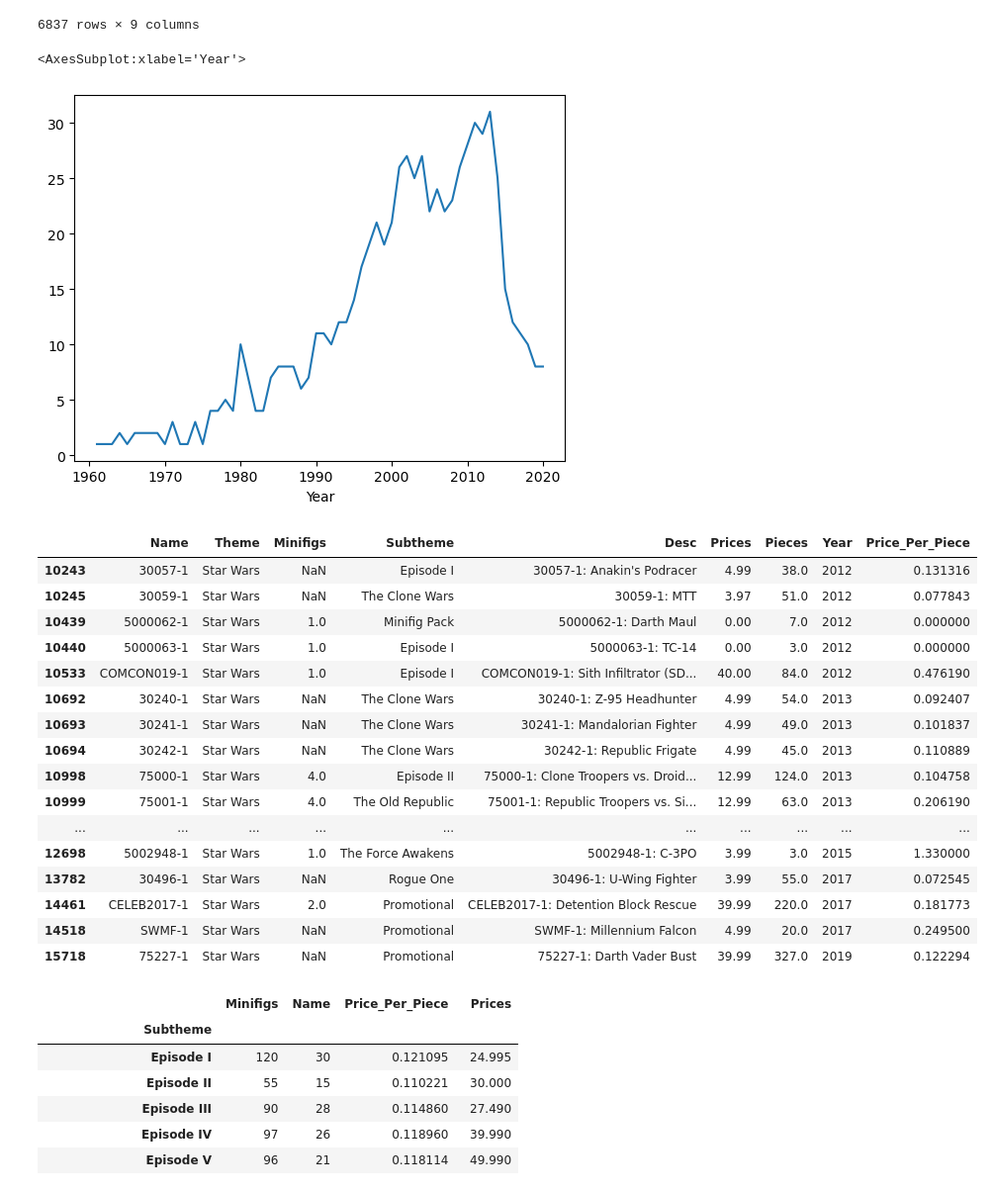
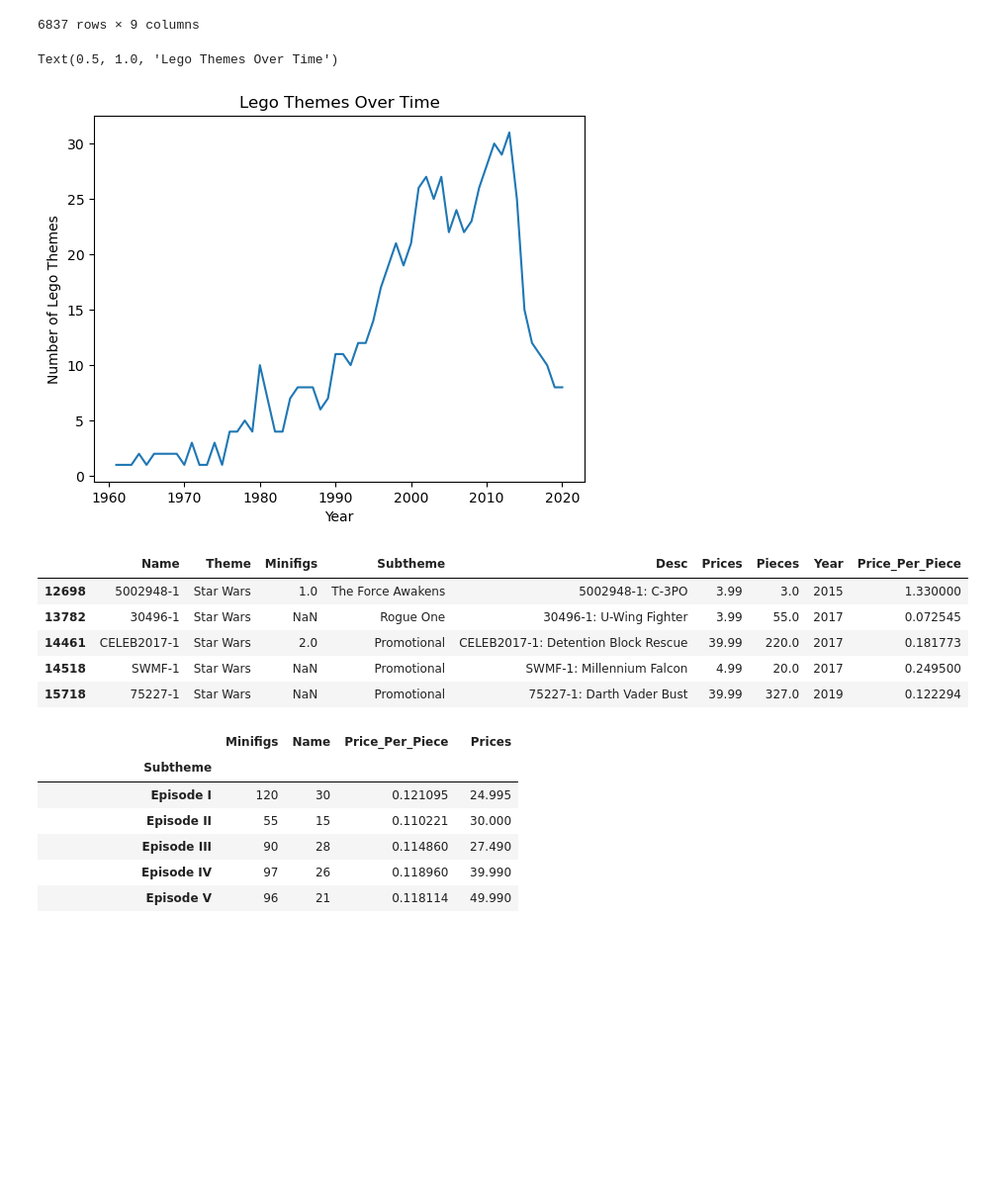
Before and after one commit to Domgraz/Lego_EDA, a Jupyter notebook: Lego_eda.ipynb, the cells around one changed output. Shown at 99% size. Saved outputs shown, nothing was run; the diff lists cells and outputs as text; code cells hidden in the pictures; blank space fills up the shorter version.

```diff
--- a/Lego_eda.ipynb
+++ b/Lego_eda.ipynb
@@ -121,27 +125,18 @@ df.sort_values(by = 'Price_Per_Piece', ascending= False)
 year_df = df.groupby('Year')
 # %%
 year_theme_df = df.groupby('Year')['Theme'].nunique()
-# %%
-year_theme_df.plot()
-# %% [output]
-<AxesSubplot:xlabel='Year'>
-[figure, removed]
+# %%
+year_theme_df.plot()
+plt.ylabel('Number of Lego Themes')
+plt.title('Lego Themes Over Time')
+# %% [output]
+Text(0.5, 1.0, 'Lego Themes Over Time')
+[figure, added]
 # %%
 sw_df = df[df['Theme'] == 'Star Wars']
-sw_df.tail(50)
+sw_df.tail()
 # %% [output]
 |  | Name | Theme | Minifigs | Subtheme | Desc | Prices | Pieces | Year | Price_Per_Piece |
-| 10243 | 30057-1 | Star Wars | NaN | Episode I | 30057-1: Anakin's Podracer | 4.99 | 38.0 | 2012 | 0.131316 |
-| 10245 | 30059-1 | Star Wars | NaN | The Clone Wars | 30059-1: MTT | 3.97 | 51.0 | 2012 | 0.077843 |
-| 10439 | 5000062-1 | Star Wars | 1.0 | Minifig Pack | 5000062-1: Darth Maul | 0.00 | 7.0 | 2012 | 0.000000 |
-| 10440 | 5000063-1 | Star Wars | 1.0 | Episode I | 5000063-1: TC-14 | 0.00 | 3.0 | 2012 | 0.000000 |
-| 10533 | COMCON019-1 | Star Wars | 1.0 | Episode I | COMCON019-1: Sith Infiltrator (SD... | 40.00 | 84.0 | 2012 | 0.476190 |
-| 10692 | 30240-1 | Star Wars | NaN | The Clone Wars | 30240-1: Z-95 Headhunter | 4.99 | 54.0 | 2013 | 0.092407 |
-| 10693 | 30241-1 | Star Wars | NaN | The Clone Wars | 30241-1: Mandalorian Fighter | 4.99 | 49.0 | 2013 | 0.101837 |
-| 10694 | 30242-1 | Star Wars | NaN | The Clone Wars | 30242-1: Republic Frigate | 4.99 | 45.0 | 2013 | 0.110889 |
-| 10998 | 75000-1 | Star Wars | 4.0 | Episode II | 75000-1: Clone Troopers vs. Droid... | 12.99 | 124.0 | 2013 | 0.104758 |
-| 10999 | 75001-1 | Star Wars | 4.0 | The Old Republic | 75001-1: Republic Troopers vs. Si... | 12.99 | 63.0 | 2013 | 0.206190 |
-| ... | ... | ... | ... | ... | ... | ... | ... | ... | ... |
 | 12698 | 5002948-1 | Star Wars | 1.0 | The Force Awakens | 5002948-1: C-3PO | 3.99 | 3.0 | 2015 | 1.330000 |
 | 13782 | 30496-1 | Star Wars | NaN | Rogue One | 30496-1: U-Wing Fighter | 3.99 | 55.0 | 2017 | 0.072545 |
 | 14461 | CELEB2017-1 | Star Wars | 2.0 | Promotional | CELEB2017-1: Detention Block Rescue | 39.99 | 220.0 | 2017 | 0.181773 |
```
Also changed, not shown: parts of 6 cells of this notebook.
